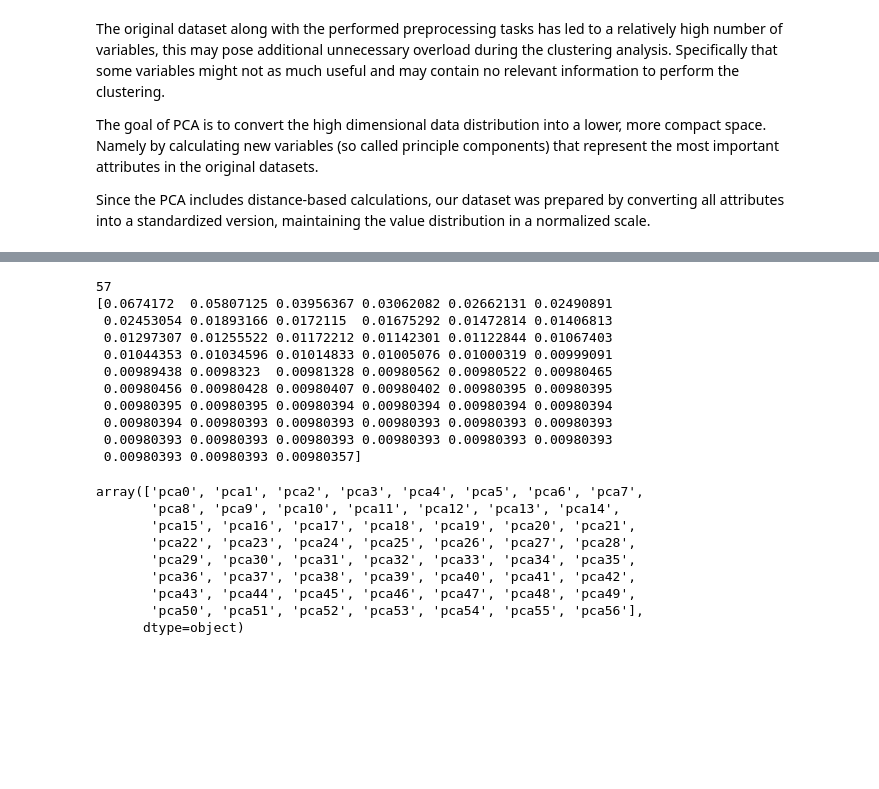
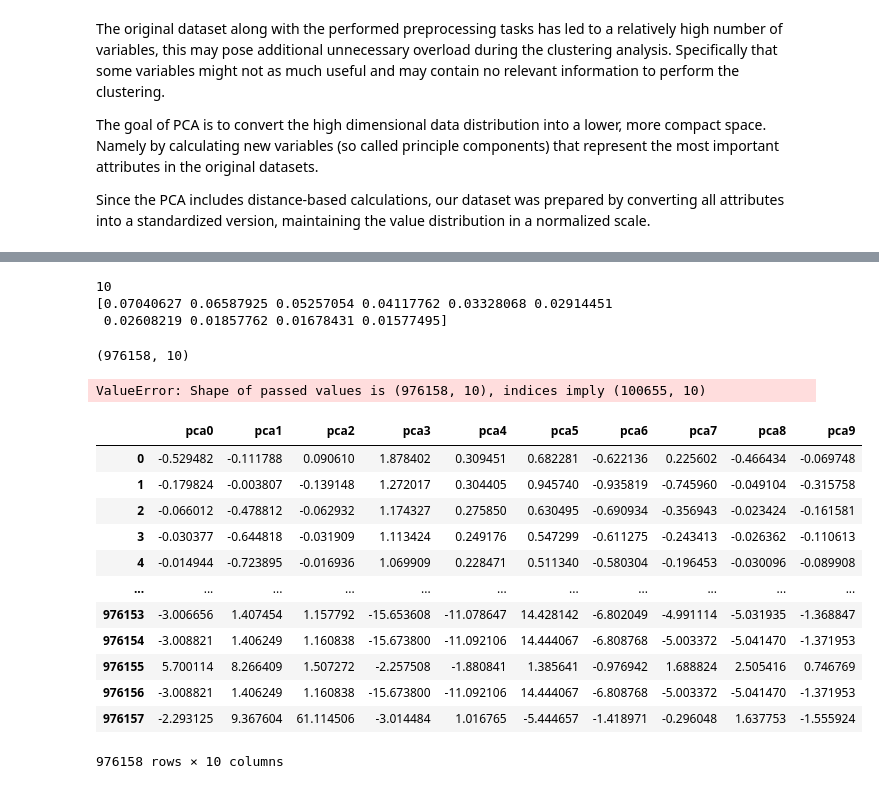
Before and after one commit to sinanw/ml-clustering-intrusion-detection, a Jupyter notebook: notebooks/3-data-analysis.ipynb, the cells around one changed output, grey strips where cells are left out. Drawn from its saved outputs; the diff is of its cells as text; code cells hidden in the pictures; blank space fills up the shorter version.

```diff
--- a/notebooks/3-data-analysis.ipynb
+++ b/notebooks/3-data-analysis.ipynb
@@ -54,31 +57,35 @@ Since the PCA includes distance-based calculations, our dataset was prepared by
 labels = data["labels"]
 data.drop("labels", axis="columns", inplace=True)
 # %%
-pca = PCA(.8, svd_solver='full')
-pca.fit(data)
+pca = PCA(n_components=10)
+pca_data = pca.fit_transform(data)
 print(len(pca.explained_variance_ratio_))
 print(pca.explained_variance_ratio_)
 # %% [output]
-57
-[0.0674172  0.05807125 0.03956367 0.03062082 0.02662131 0.02490891
- 0.02453054 0.01893166 0.0172115  0.01675292 0.01472814 0.01406813
- 0.01297307 0.01255522 0.01172212 0.01142301 0.01122844 0.01067403
- 0.01044353 0.01034596 0.01014833 0.01005076 0.01000319 0.00999091
- 0.00989438 0.0098323  0.00981328 0.00980562 0.00980522 0.00980465
- 0.00980456 0.00980428 0.00980407 0.00980402 0.00980395 0.00980395
- 0.00980395 0.00980395 0.00980394 0.00980394 0.00980394 0.00980394
- 0.00980394 0.00980393 0.00980393 0.00980393 0.00980393 0.00980393
- 0.00980393 0.00980393 0.00980393 0.00980393 0.00980393 0.00980393
- 0.00980393 0.00980393 0.00980357]
+10
+[0.07040627 0.06587925 0.05257054 0.04117762 0.03328068 0.02914451
+ 0.02608219 0.01857762 0.01678431 0.01577495]
-# %%
-pca.get_feature_names_out()
-# %% [output]
-array(['pca0', 'pca1', 'pca2', 'pca3', 'pca4', 'pca5', 'pca6', 'pca7',
-       'pca8', 'pca9', 'pca10', 'pca11', 'pca12', 'pca13', 'pca14',
-       'pca15', 'pca16', 'pca17', 'pca18', 'pca19', 'pca20', 'pca21',
-       'pca22', 'pca23', 'pca24', 'pca25', 'pca26', 'pca27', 'pca28',
-       'pca29', 'pca30', 'pca31', 'pca32', 'pca33', 'pca34', 'pca35',
-       'pca36', 'pca37', 'pca38', 'pca39', 'pca40', 'pca41', 'pca42',
-       'pca43', 'pca44', 'pca45', 'pca46', 'pca47', 'pca48', 'pca49',
-       'pca50', 'pca51', 'pca52', 'pca53', 'pca54', 'pca55', 'pca56'],
-      dtype=object)
+# %%
+pca_results.shape
+# %% [output]
+(976158, 10)
+# %%
+ddd = pd.DataFrame(pca_results, columns=pca.get_feature_names_out(), index=data.index)
+# %% [output]
+ValueError: Shape of passed values is (976158, 10), indices imply (100655, 10)
+# %%
+ddd
+# %% [output]
+|  | pca0 | pca1 | pca2 | pca3 | pca4 | pca5 | pca6 | pca7 | pca8 | pca9 |
+| 0 | -0.529482 | -0.111788 | 0.090610 | 1.878402 | 0.309451 | 0.682281 | -0.622136 | 0.225602 | -0.466434 | -0.069748 |
+| 1 | -0.179824 | -0.003807 | -0.139148 | 1.272017 | 0.304405 | 0.945740 | -0.935819 | -0.745960 | -0.049104 | -0.315758 |
+| 2 | -0.066012 | -0.478812 | -0.062932 | 1.174327 | 0.275850 | 0.630495 | -0.690934 | -0.356943 | -0.023424 | -0.161581 |
+| 3 | -0.030377 | -0.644818 | -0.031909 | 1.113424 | 0.249176 | 0.547299 | -0.611275 | -0.243413 | -0.026362 | -0.110613 |
+| 4 | -0.014944 | -0.723895 | -0.016936 | 1.069909 | 0.228471 | 0.511340 | -0.580304 | -0.196453 | -0.030096 | -0.089908 |
+| ... | ... | ... | ... | ... | ... | ... | ... | ... | ... | ... |
+| 976153 | -3.006656 | 1.407454 | 1.157792 | -15.653608 | -11.078647 | 14.428142 | -6.802049 | -4.991114 | -5.031935 | -1.368847 |
+| 976154 | -3.008821 | 1.406249 | 1.160838 | -15.673800 | -11.092106 | 14.444067 | -6.808768 | -5.003372 | -5.041470 | -1.371953 |
+| 976155 | 5.700114 | 8.266409 | 1.507272 | -2.257508 | -1.880841 | 1.385641 | -0.976942 | 1.688824 | 2.505416 | 0.746769 |
+| 976156 | -3.008821 | 1.406249 | 1.160838 | -15.673800 | -11.092106 | 14.444067 | -6.808768 | -5.003372 | -5.041470 | -1.371953 |
+| 976157 | -2.293125 | 9.367604 | 61.114506 | -3.014484 | 1.016765 | -5.444657 | -1.418971 | -0.296048 | 1.637753 | -1.555924 |
+976158 rows × 10 columns
```
Also changed, not shown: parts of 7 cells of this notebook, 2 other files.
